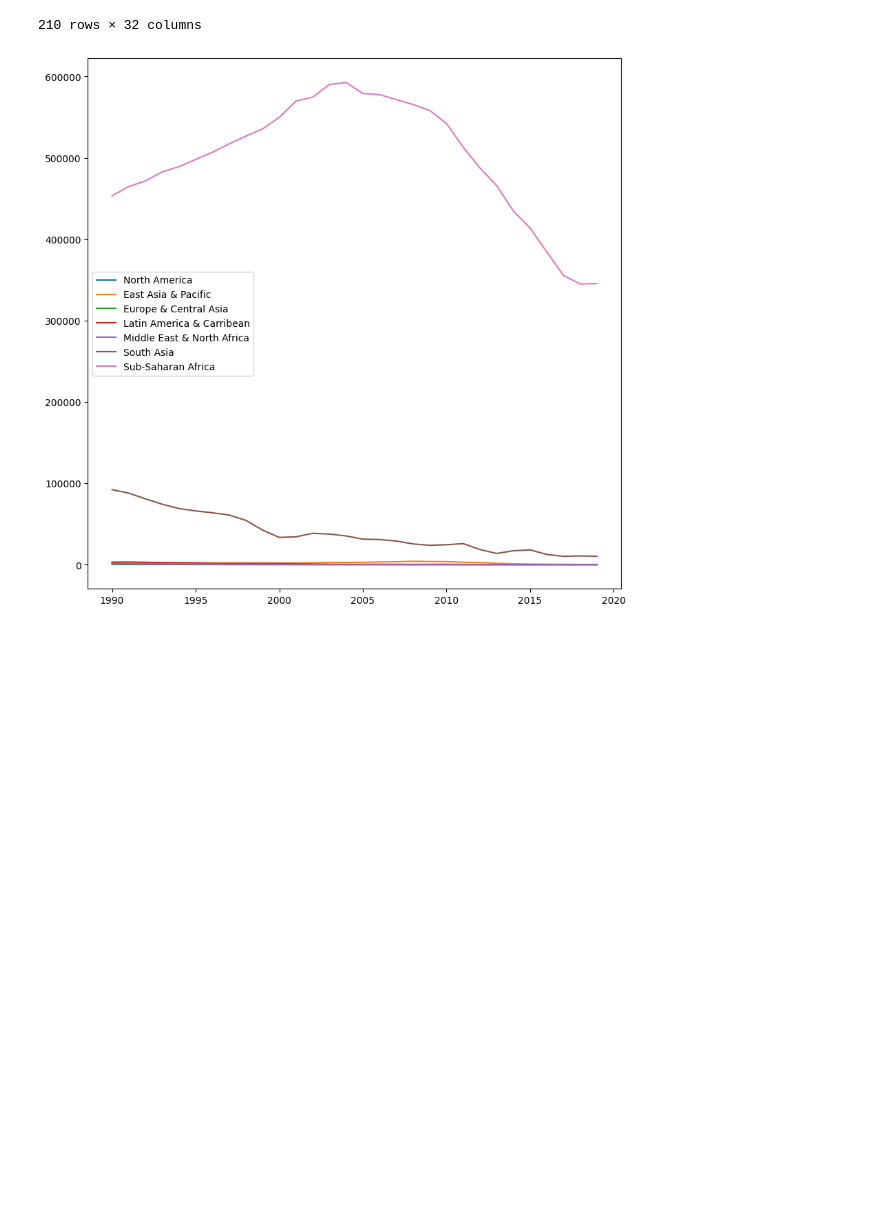
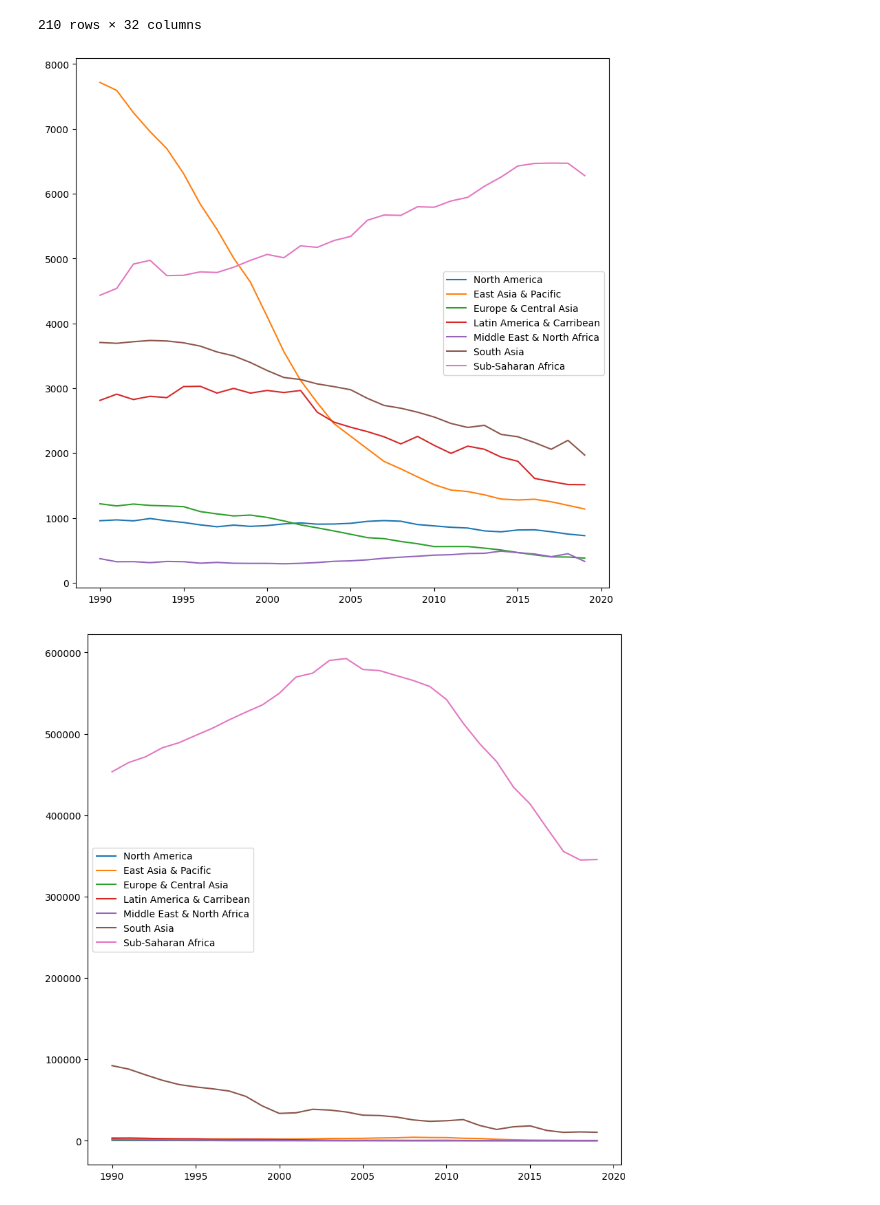
Before and after one commit to dantrainor9/Causes-of-Death, a Jupyter notebook: Causes_of_Death.ipynb, the cells around one changed output. Saved outputs shown, nothing was run; the diff lists cells and outputs as text; code cells hidden in the pictures; blank space fills up the shorter version.

```diff
--- a/Causes_of_Death.ipynb
+++ b/Causes_of_Death.ipynb
@@ -163,6 +163,19 @@ lac_wb_df = wb_region_df[wb_region_df['Entity'].str.contains('Latin')]
 mena_wb_df = wb_region_df[wb_region_df['Entity'].str.contains('Middle East')]
 sa_wb_df = wb_region_df[wb_region_df['Entity'].str.contains('South Asia')]
 ssa_wb_df = wb_region_df[wb_region_df['Entity'].str.contains('Sub-Saharan')]
+# %%
+#visualizing deaths over time due to Interpersonal violence in all World Bank regions
+plt.figure(figsize=(10,10))
+plt.plot(na_wb_df['Year'],na_wb_df['Deaths - Interpersonal violence - Sex: Both - Age: Under 5 (Number)'],label='North America')
+plt.plot(eap_wb_df['Year'],eap_wb_df['Deaths - Interpersonal violence - Sex: Both - Age: Under 5 (Number)'],label='East Asia & Pacific')
+plt.plot(eca_wb_df['Year'],eca_wb_df['Deaths - Interpersonal violence - Sex: Both - Age: Under 5 (Number)'],label='Europe & Central Asia')
+plt.plot(lac_wb_df['Year'],lac_wb_df['Deaths - Interpersonal violence - Sex: Both - Age: Under 5 (Number)'],label='Latin America & Carribean')
+plt.plot(mena_wb_df['Year'],mena_wb_df['Deaths - Interpersonal violence - Sex: Both - Age: Under 5 (Number)'],label='Middle East & North Africa')
+plt.plot(sa_wb_df['Year'],sa_wb_df['Deaths - Interpersonal violence - Sex: Both - Age: Under 5 (Number)'],label='South Asia')
+plt.plot(ssa_wb_df['Year'],ssa_wb_df['Deaths - Interpersonal violence - Sex: Both - Age: Under 5 (Number)'],label='Sub-Saharan Africa')
+plt.legend();
+# %% [output]
+[figure, added]
 # %%
 #visualizing deaths over time due to Malaria in all World Bank regions
 plt.figure(figsize=(10,10))
```
